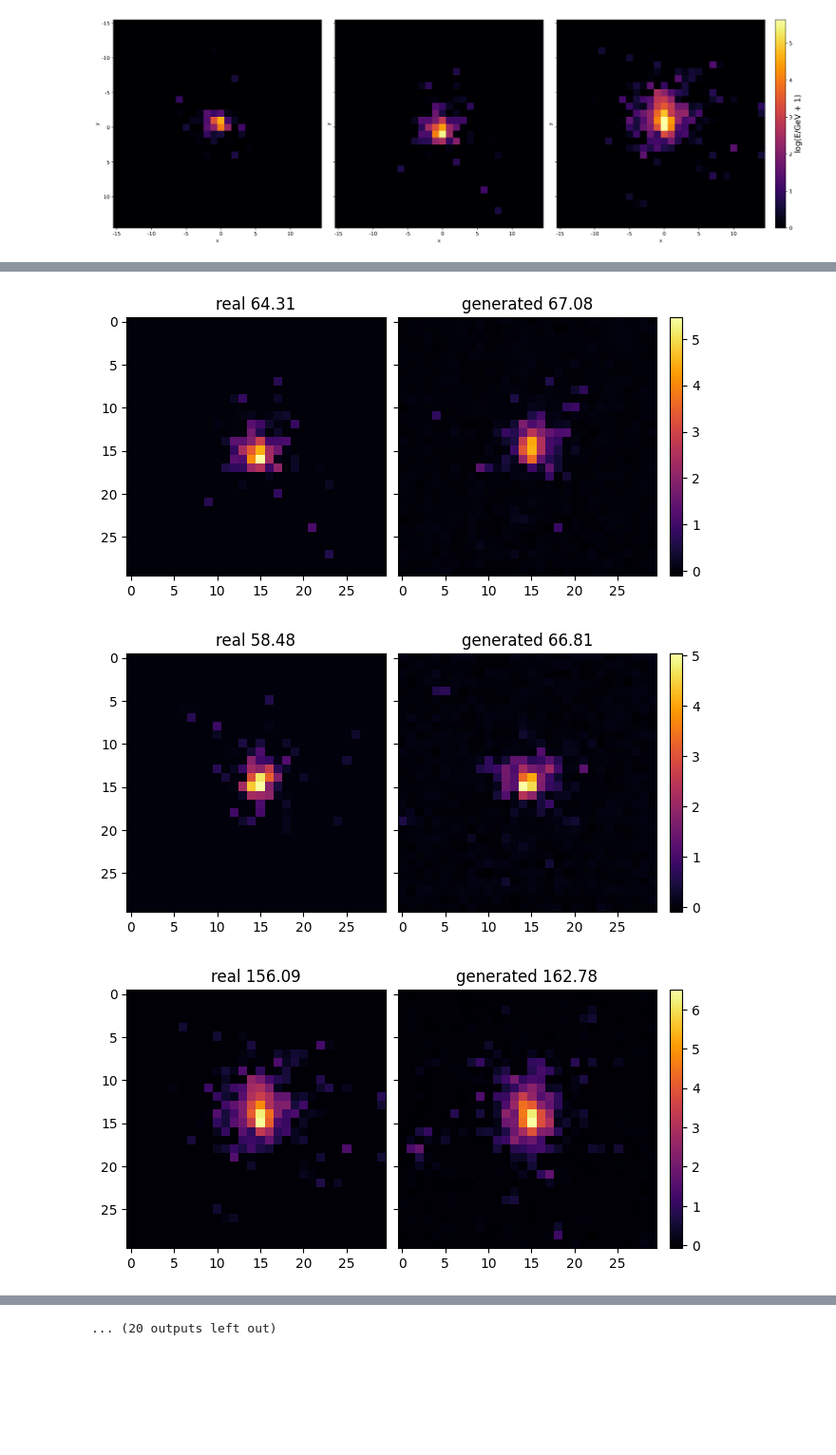
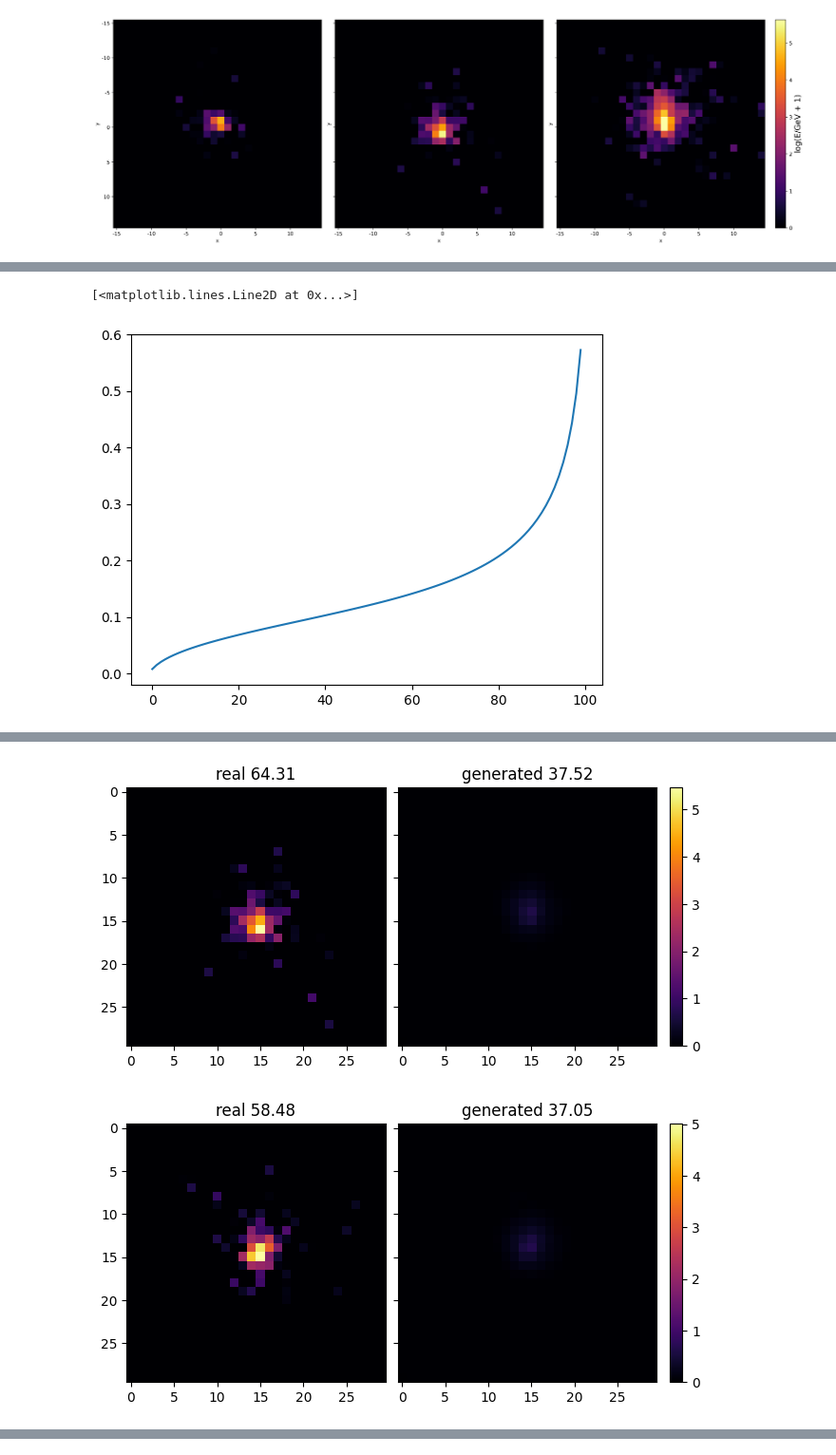
Before and after one commit to sashaatlasov/DiffusionDipolma, a Jupyter notebook: test.ipynb, the cells around one changed output, grey strips where cells are left out. Shown at 95% size. Cells and saved outputs as stored; diff of their text form; code cells hidden in the pictures; blank space fills up the shorter version.

```diff
--- a/test.ipynb
+++ b/test.ipynb
@@ -54,6 +52,6 @@ fig.savefig('/Users/sasaatlasov/Desktop/DiffusionDipolma/real.pdf', bbox_inches
 # %%
 from diffusion import DiffusionModel
 
-dm = DiffusionModel(500, 16)
-dm.load_state_dict(torch.load('checkpoints/t500.pt', map_location=torch.device('cpu')))
+dm = DiffusionModel(100, 16)
+dm.load_state_dict(torch.load('checkpoints/t100_cos.pt', map_location=torch.device('cpu')))
 dm.eval();
@@ -119,16 +67,16 @@ Estimated Total Size (MB): 1.38
 # %%
-samples = dm.sample(momentum, point)
+with torch.no_grad():
+    samples = dm.sample(momentum, point)
 # %%
-def compare(idx=0, truncate=None):
+def compare(energy, samples, idx=0, truncate=None):
     real, sampled = energy[idx].detach().numpy(), samples[idx].detach().numpy()
     vmin, vmax = min(real.min(), sampled.min()), max(real.max(), sampled.max())
-
+    if truncate:
+        sampled = np.where(sampled >= np.log1p(truncate), sampled, np.zeros_like(samples))
     fig, axs = plt.subplots(1, 2, layout='constrained', sharex=True, sharey=True)
     sum1, sum2 = energy[idx].sum(), samples[idx].sum()
     im1 = axs[0].imshow(np.transpose(real, (1, 2, 0)), cmap='inferno', vmin=vmin, vmax=vmax)
     axs[0].set(title=f'real {sum1:.2f}')
-    if truncate:
-        sampled[sampled < truncate] = 0
     im2 = axs[1].imshow(np.transpose(sampled, (1, 2, 0)), cmap='inferno', vmin=vmin, vmax=vmax)
     axs[1].set(title=f'generated {sum2:.2f}')
     fig.colorbar(im2, fraction=0.05)
@@ -136,4 +112,11 @@ def compare(idx=0, truncate=None):
+# %%
+sigmas = (dm.sqrt_betas ** 2)[:-1] * (1 - dm.alphas_cumprod[:-1]) / (1 - dm.alphas_cumprod[1:])
+plt.plot(torch.sqrt(sigmas))
+# %% [output]
+[<matplotlib.lines.Line2D at 0x...>]
+[figure, added]
 # %%
-for i in range(32):
-    compare(i)
+t = np.log1p(0)
+for i in range(5):
+    compare(energy, samples, idx=i)
 # %% [output]
@@ -143,3 +126,2 @@ for i in range(32):
-[figure, old version]
+[figure, new version]
-[figure, old version]
+[figure, new version]
-[figure, removed]
@@ -152 +127,0 @@ for i in range(32):
-... (20 outputs left out)
```
Also changed, not shown: parts of 12 cells of this notebook, 2 other files.
